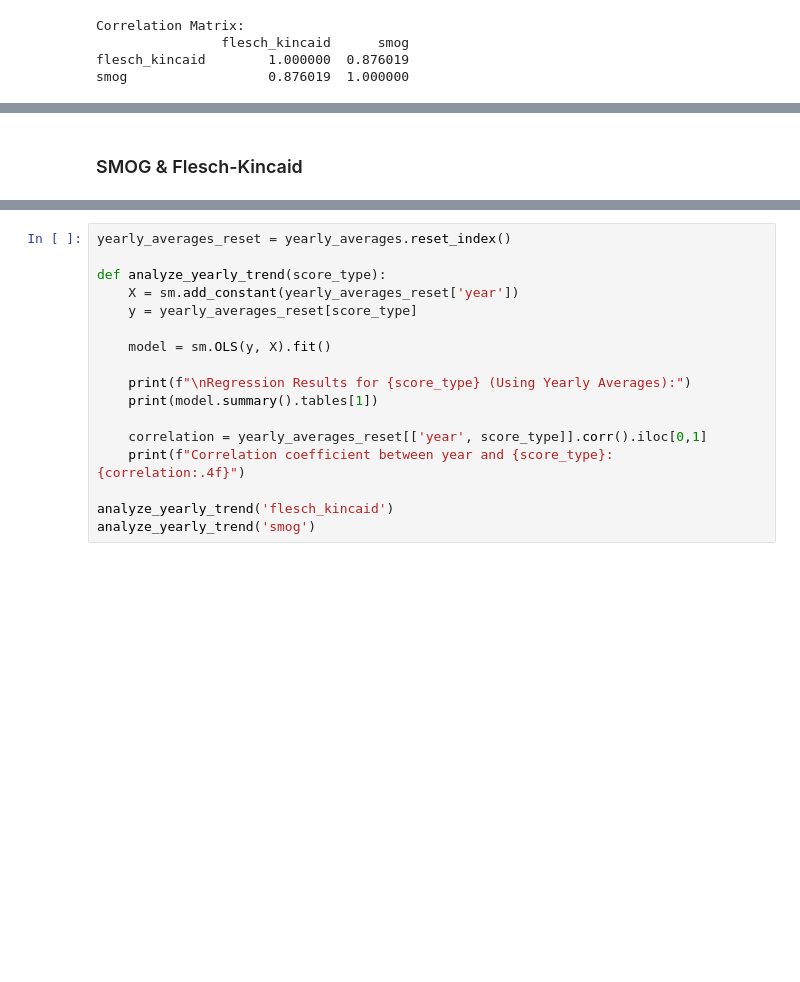
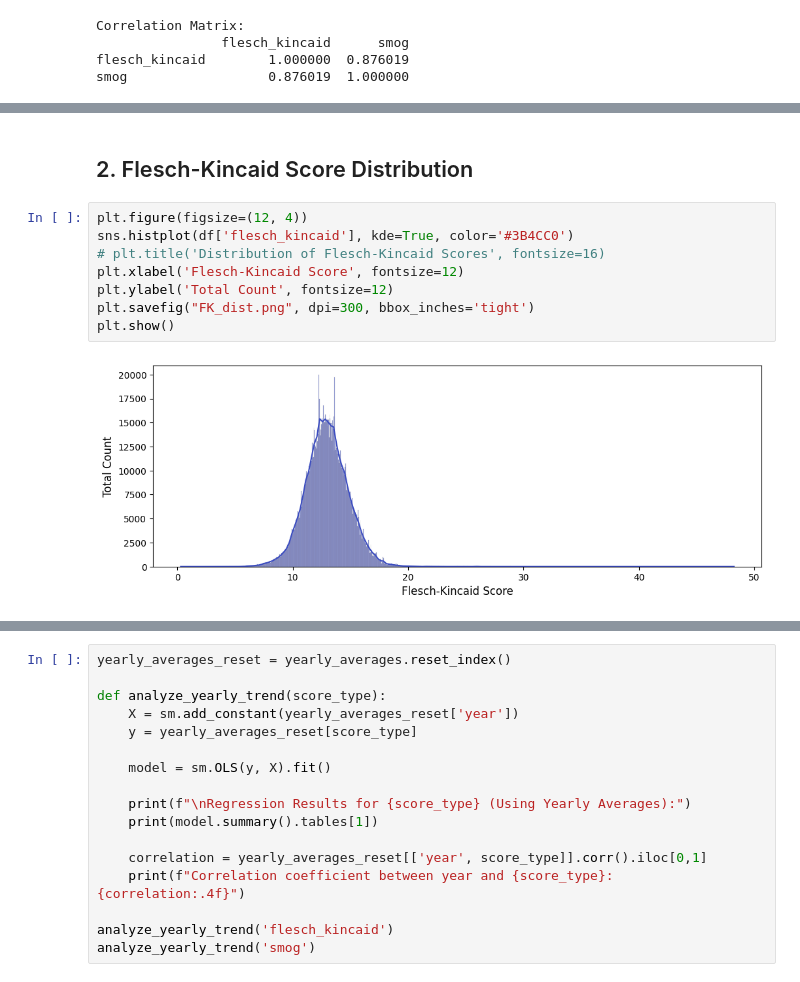
Before and after one commit to hanaanr/privacyPolicies, a Jupyter notebook: Scripts/trials_2.ipynb, the cells around one changed output, grey strips where cells are left out. Cells and saved outputs as stored; diff of their text form; blank space fills up the shorter version.

```diff
--- a/Scripts/trials_2.ipynb
+++ b/Scripts/trials_2.ipynb
@@ -208,2 +166,12 @@ smog                  0.876019  1.000000
 # %% [markdown]
-### SMOG & Flesch-Kincaid
+## 2. Flesch-Kincaid Score Distribution
+# %%
+plt.figure(figsize=(12, 4))
+sns.histplot(df['flesch_kincaid'], kde=True, color='#3B4CC0')
+# plt.title('Distribution of Flesch-Kincaid Scores', fontsize=16)
+plt.xlabel('Flesch-Kincaid Score', fontsize=12)
+plt.ylabel('Total Count', fontsize=12)
+plt.savefig("FK_dist.png", dpi=300, bbox_inches='tight')
+plt.show()
+# %% [output]
+[figure, added]
```
Also changed, not shown: parts of 53 cells of this notebook, 21 other files.
